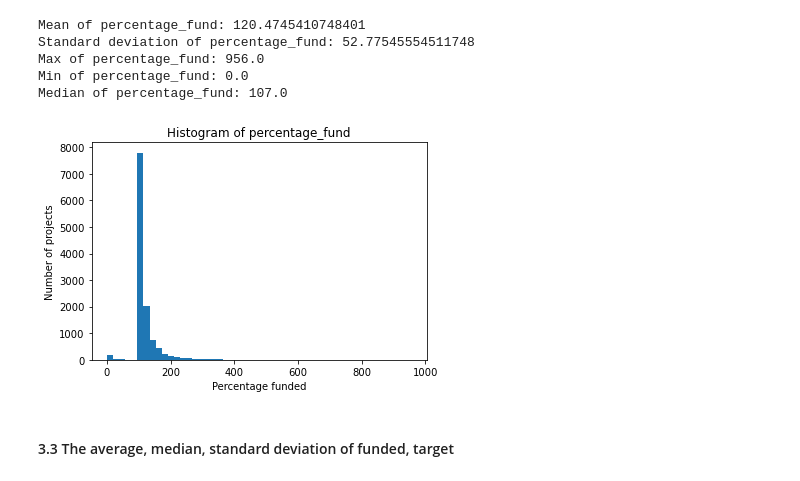
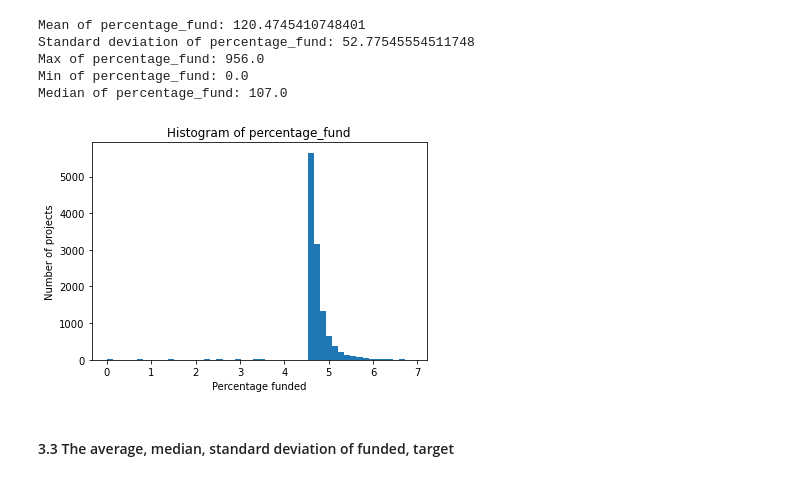
Before and after one commit to nghiadanh26/Crowdfunding, a Jupyter notebook: analyze_data.ipynb, the cells around one changed output. Cells and saved outputs as stored; diff of their text form; code cells hidden in the pictures.

```diff
--- a/analyze_data.ipynb
+++ b/analyze_data.ipynb
@@ -101,13 +110,13 @@ Max of percentage_fund: 956.0
 Min of percentage_fund: 0.0
 Median of percentage_fund: 107.0
 # %%
-plt.hist(percentage_fund,bins=50)
+plt.hist(np.log(percentage_fund[percentage_fund != 0]),bins=50)
 plt.xlabel('Percentage funded')
 plt.ylabel('Number of projects')
 plt.title('Histogram of percentage_fund')
 plt.show()
 # %% [output]
-[figure, old version]
+[figure, new version]
 # %% [markdown]
 #### 3.3 The average, median, standard deviation of funded, target
 # %%
```
Also changed, not shown: parts of 17 cells of this notebook.
